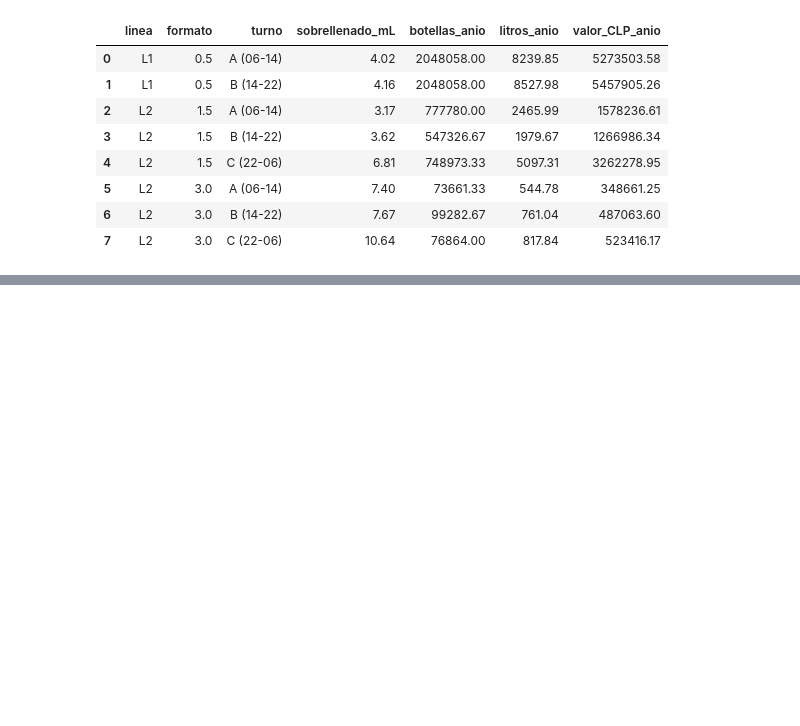
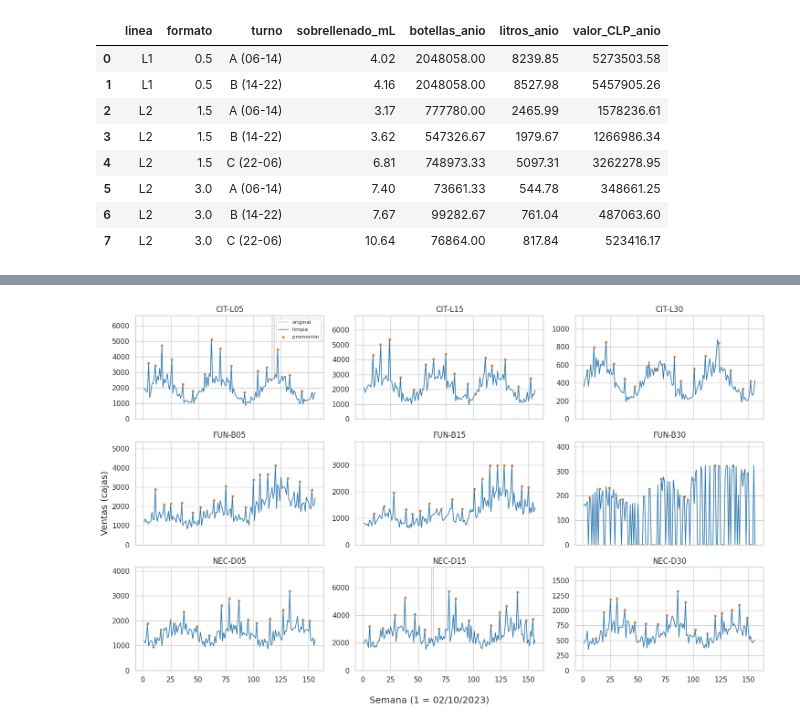
Before and after one commit to camiloascencio-hash/GP-S, a Jupyter notebook: 1Bloque.ipynb, the cells around one changed output, grey strips where cells are left out. Cells and saved outputs as stored; diff of their text form; code cells hidden in the pictures; blank space fills up the shorter version.

```diff
--- a/1Bloque.ipynb
+++ b/1Bloque.ipynb
@@ -1453,0 +1736,16 @@ display(tabla_turno.round(2))
+# %%
+# quiebres de stock (censura) -------------------------------------
+# Aquí solo se detecta; reconstruir la demanda es el punto 2 de la Parte B
+cens = pd.DataFrame({"semanas_con_quiebre": (sin_stock > 0).sum(), "dias_sin_stock": sin_stock.sum()})
+
+# Otra pista: si las ventas "chocan" contra un tope, la serie repite su máximo
+cens["semanas_en_el_maximo"] = [(ventas[s] >= ventas[s].max() * 0.995).sum() for s in skus]
+cens["maximo_cajas"] = ventas.max()
+cens = cens[cens["dias_sin_stock"] > 0]
+print(cens)
+
+for sku in cens.index:
+    anotar(sku, "varias", "Quiebres de stock (" + str(int(cens.loc[sku, "dias_sin_stock"])) + " días en " +
+           str(int(cens.loc[sku, "semanas_con_quiebre"])) + " semanas): las ventas subestiman la demanda",
+           "dias_sin_stock > 0" + ("; además las ventas repiten el máximo de " + str(int(cens.loc[sku, "maximo_cajas"])) + " cajas (tope)" if cens.loc[sku, "semanas_en_el_maximo"] >= 3 else ""),
+           "No se corrige aquí: se reconstruye la demanda en el punto 2 de la Parte B")
@@ -1453,0 +1804,17 @@ display(tabla_turno.round(2))
+# %%
+#### CELDA 12: gráfico de las 9 series -----------------------------------------
+fig, ejes = plt.subplots(3, 3, figsize=(15, 9), sharex=True)
+for ax, sku in zip(ejes.flatten(), skus):
+    ax.plot(ventas.index, ventas[sku], color="lightgray", label="original")
+    ax.plot(limpia.index, limpia[sku], color="tab:blue", linewidth=1, label="limpia")
+    p = promo[sku] == 1
+    ax.scatter(limpia.index[p], limpia[sku][p], color="tab:orange", s=10, label="promoción")
+    ax.set_title(sku)
+    ax.set_ylim(0, limpia[sku].max() * 1.3)           # el eje no se estira por los atípicos
+ejes[0, 0].legend(fontsize=8)
+fig.supxlabel("Semana (1 = 02/10/2023)")
+fig.supylabel("Ventas (cajas)")
+plt.tight_layout()
+plt.show()
+# %% [output]
+[figure, added]
```
Also changed, not shown: parts of 15 cells of this notebook.
